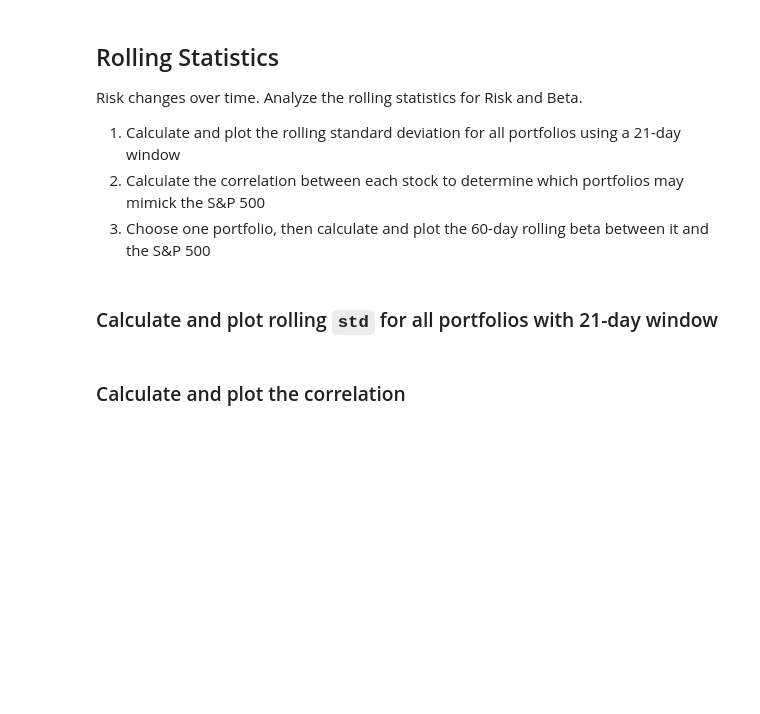
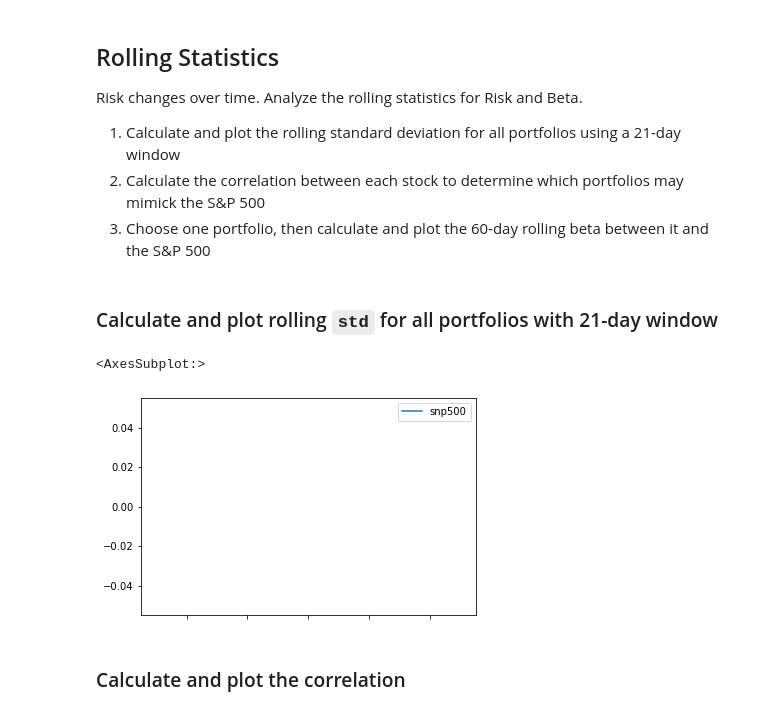
Before and after one commit to kadezar/Investment_Analysis, a Jupyter notebook: whale_analysis.ipynb, the cells around one changed output. Saved outputs shown, nothing was run; the diff lists cells and outputs as text; code cells hidden in the pictures; blank space fills up the shorter version.

```diff
--- a/whale_analysis.ipynb
+++ b/whale_analysis.ipynb
@@ -130,7 +339,11 @@ Risk changes over time. Analyze the rolling statistics for Risk and Beta.
 ### Calculate and plot rolling `std` for all portfolios with 21-day window
 # %%
 # Calculate the rolling standard deviation for all portfolios using a 21-day window
-
+sp500_rolling = combined_df[["snp500"]].rolling(window = 21).std()
 # Plot the rolling standard deviation
+sp500_rolling.plot()
+# %% [output]
+<AxesSubplot:>
+[figure, added]
 # %% [markdown]
 ### Calculate and plot the correlation
```
Also changed, not shown: parts of 55 cells of this notebook, 3 other files.
